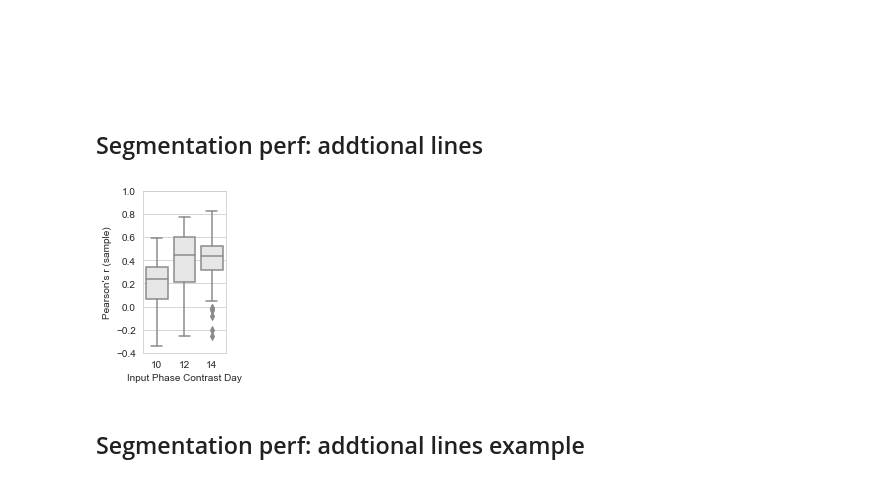
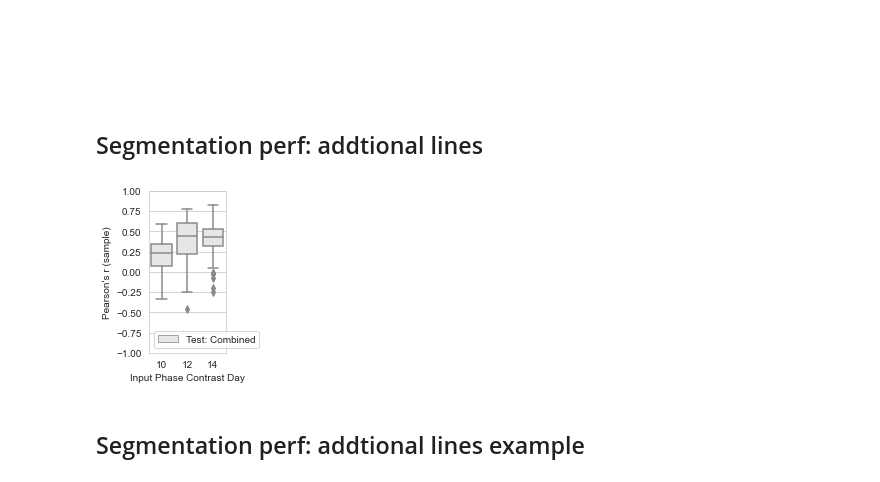
Before and after one commit to miaecle/DiffPred, a Jupyter notebook: metric_breakdown_test.ipynb, the cells around one changed output. Saved outputs shown, nothing was run; the diff lists cells and outputs as text; code cells hidden in the pictures.

```diff
--- a/metric_breakdown_test.ipynb
+++ b/metric_breakdown_test.ipynb
@@ -1224,8 +1223,9 @@ plt.savefig('figs/fig-1g-raw.png', dpi=300)
 # %%
-ROOT = './'
 line_paths = {
-    '12-well: 3R': ROOT + 'VALIDATION/different_wells/12well/line1_3R/ex2-12well/',
-    '24-well: 3R': ROOT + 'VALIDATION/different_wells/24well/line1_3R/ex0-24well/',
+#     'Test: Combined': 'VALIDATION/additional_lines_for_seg/line_additional-combined-24/ex0-pre/',
+    'Diff. Media: 3R': 'VALIDATION/different_differentiation/line1_3R/ex0/',
+    '12 well: 3R': 'VALIDATION/different_wells/12well/line1_3R/ex2-12well/',
+    '24 well: 3R': 'VALIDATION/different_wells/24well/line1_3R/ex0-24well/',
 }
 
 seg_score_by_slice = []
@@ -1238,12 +1238,12 @@ for line, line_path in line_paths.items():
     seg_score_by_slice.append(seg_score1)
     # seg_score_by_pixel[line] = get_pixel_level_correlation(seg_score2)
 
-plt.figure(figsize=(2, 3))
+plt.figure(figsize=(3, 3))
 sns.boxplot(data=pd.concat(seg_score_by_slice), x='day', y='pearson-r', hue='Dataset', palette=color_mapping)
-legend = plt.gca().legend(loc='lower right', prop={'size': 8})
-plt.ylim(-0.4, 1.0)
+legend = plt.gca().legend(loc='lower right')
+plt.ylim(-1.0, 1.0)
 plt.xlabel('Input Phase Contrast Day')
 plt.ylabel('Pearson\'s r (sample)')
 plt.tight_layout()
-plt.savefig('figs/fig-2c.png', bbox_inches='tight', dpi=300)
+plt.savefig(os.path.join(SAVE_ROOT, 'supp-fig-diff_condition_segmentation_perf_box.pdf'), bbox_inches='tight')
 # %% [output]
@@ -1253,24 +1250,0 @@ plt.savefig('figs/fig-2c.png', bbox_inches='tight', dpi=300)
-# %%
-ROOT = './'
-line_paths = {
-    'Diff. Media: 3R': ROOT + 'VALIDATION/different_differentiation/line1_3R/ex0/',
-}
-
-seg_score_by_slice = []
-seg_score_by_pixel = {}
-for line, line_path in line_paths.items():
-    seg_score1, seg_score2 = pickle.load(open(os.path.join(line_path, 'seg_summary.pkl'), 'rb'))
-    seg_score1 = seg_score1.dropna()
-    seg_score1 = seg_score1[seg_score1['day'] >= 13]
-    seg_score1['Dataset'] = [line] * len(seg_score1)
-    seg_score_by_slice.append(seg_score1)
-    # seg_score_by_pixel[line] = get_pixel_level_correlation(seg_score2)
-
-plt.figure(figsize=(2, 3))
-sns.boxplot(data=pd.concat(seg_score_by_slice), x='day', y='pearson-r', hue='Dataset', palette=color_mapping)
-legend = plt.gca().legend(loc='lower right', prop={'size': 7})
-plt.ylim(-0.4, 1.0)
-plt.xlabel('Input Phase Contrast Day')
-plt.ylabel('Pearson\'s r (sample)')
-plt.tight_layout()
-plt.savefig('figs/fig-2e.png', bbox_inches='tight', dpi=300)
@@ -1400,29 +1372,30 @@ with open(os.path.join(line_path, 'seg_full.pkl'), 'wb') as f:
 # %%
 ROOT = './'
 line_paths = {
     'Test: Combined': ROOT + 'VALIDATION/additional_lines_for_seg/line_additional-combined-24/ex0-pre/'
 }
 
 seg_score_by_slice = []
 seg_score_by_pixel = {}
 for line, line_path in line_paths.items():
     seg_score1, seg_score2 = pickle.load(open(os.path.join(line_path, 'seg_summary.pkl'), 'rb'))
     seg_score1 = seg_score1.dropna()
     seg_score1 = seg_score1[seg_score1['day'] >= 10]
     seg_score1['Dataset'] = [line] * len(seg_score1)
     seg_score_by_slice.append(seg_score1)
     # seg_score_by_pixel[line] = get_pixel_level_correlation(seg_score2)
 
 plt.figure(figsize=(2, 3))
 sns.boxplot(data=pd.concat(seg_score_by_slice), x='day', y='pearson-r', hue='Dataset', palette=color_mapping)
 _ = plt.gca().legend(loc='lower right').remove()
-plt.ylim(-0.4, 1.0)
+plt.ylim(-1.0, 1.0)
 plt.xlabel('Input Phase Contrast Day')
 plt.ylabel('Pearson\'s r (sample)')
 plt.tight_layout()
-plt.savefig('figs/fig-2i-box.png', bbox_inches='tight', dpi=300)
+plt.legend()
+plt.savefig(os.path.join(SAVE_ROOT, 'supp-fig-additional_lines_segmentation_perf_box.pdf'), bbox_inches='tight')
 # %% [output]
-[figure, old version]
+[figure, new version]
 # %% [markdown]
 ## Segmentation perf: addtional lines example ##
 # %%
```
Also changed, not shown: parts of 25 cells of this notebook, 2 other files.
